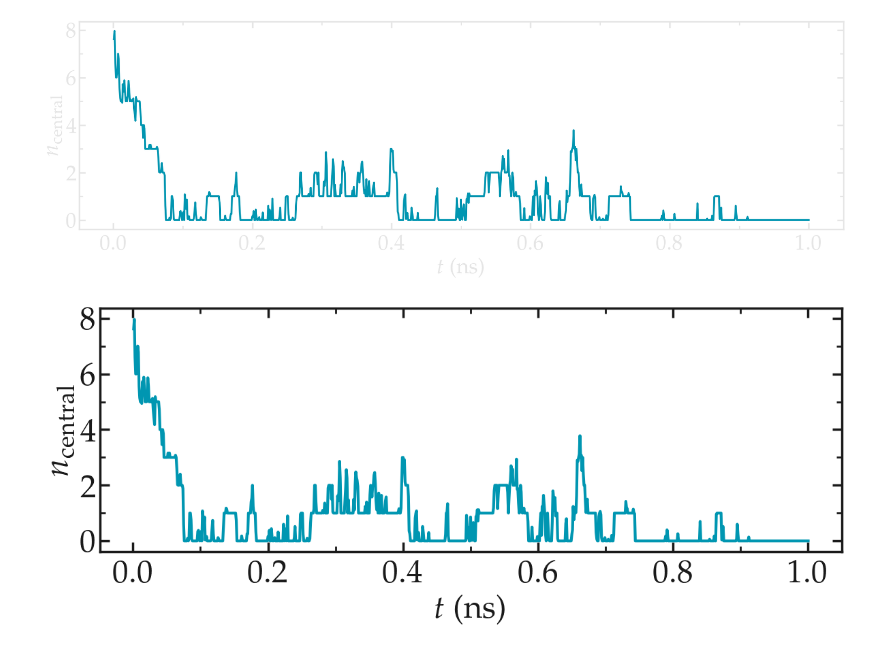
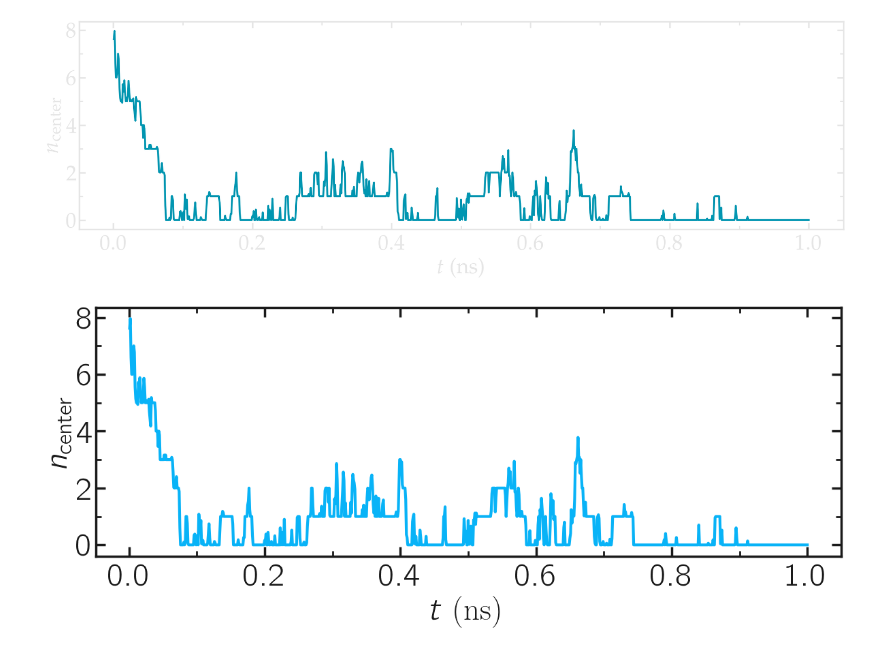
Before and after one commit to lammpstutorials/lammpstutorials.github.io, a Jupyter notebook: docs/sphinx/source/tutorials/figures/level3/free-energy-calculation/density_evolution-pyplot.ipynb, the cells around one changed output. Saved outputs shown, nothing was run; the diff lists cells and outputs as text; code cells hidden in the pictures.

Commit message:
improved figures

```diff
--- a/docs/sphinx/source/tutorials/figures/level3/free-energy-calculation/density_evolution-pyplot.ipynb
+++ b/docs/sphinx/source/tutorials/figures/level3/free-energy-calculation/density_evolution-pyplot.ipynb
@@ -41,14 +41,15 @@ for mode, mygray in zip(['light', 'dark'], [colors["mylightgray"], colors["mydar
 # %%
 filename = "density-evolution-article"
 mode = 'light'
 mygray = colors["mylightgray"]
-fig = prepare_figure(mode, transparency = False, desired_figsize=(12,5))
+fig = prepare_figure(mode, transparency = False, desired_figsize=(12,5), serif=False)
 ax, n, l_tot, c_tot = [], 0, 1, 1
 n += 1
 ax.append(plt.subplot(l_tot, c_tot, n))
-ax[-1].plot(t, n_center, color=colors["myblue"], linewidth=3)
-complete_panel(ax[-1], r'$t ~ \textrm{(ns)}$', r'$n_\mathrm{central}$', legend=False, axis_color=mygray, xpad=8)
-set_boundaries(plt, y_ticks=np.arange(0, 10, 2))
+ax[-1].plot(t, n_center, "-", color=colors["blue2livecom"], markersize=12, linewidth=3)
+complete_panel(ax[-1], r'$t ~ \textrm{(ns)}$', r'$n_\mathrm{center}$',
+               legend=False, axis_color=mygray, xpad=8)
+set_boundaries(plt, y_ticks=np.arange(0, 10, 2)) #, x_boundaries=(0, 0.2))
 save_figure(plt, fig, mode, git_path, path_figures, filename)
 # %% [output]
-[figure, old version]
+[figure, new version]
```
Also changed, not shown: parts of 1 cell of this notebook, 12 other files.
